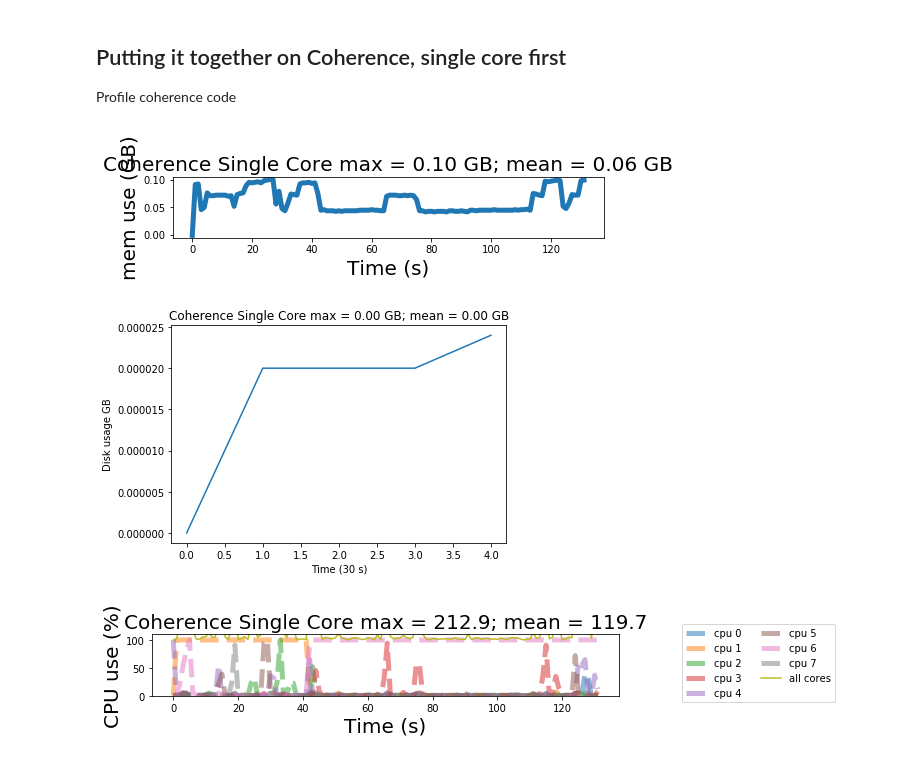
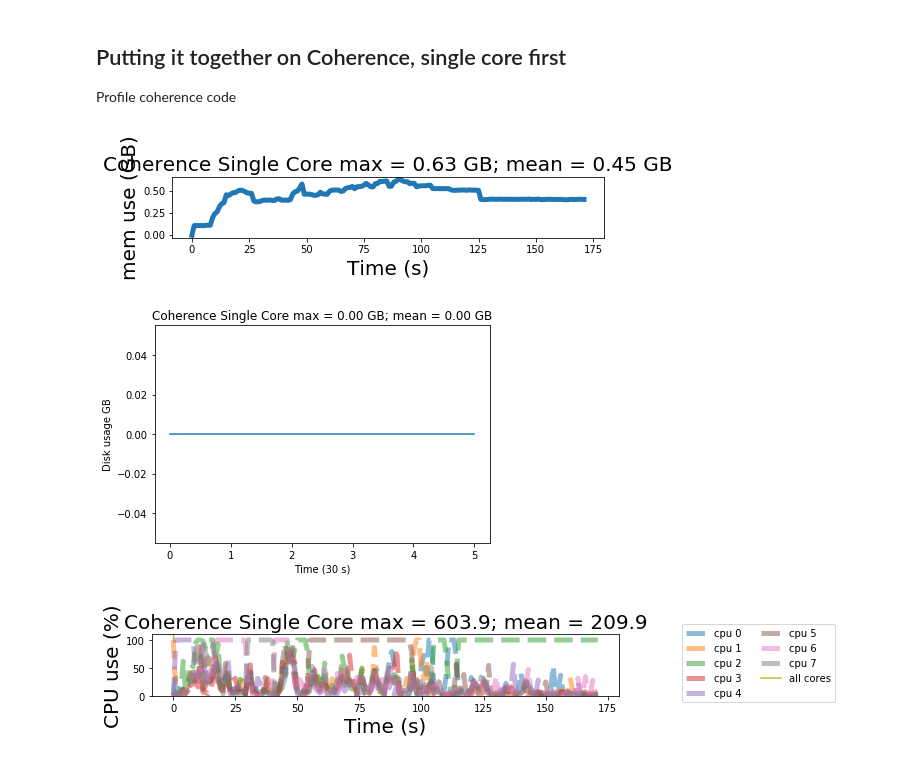
Before and after one commit to NeuroDataDesign/eeg-panda-s17f18, a Jupyter notebook: docs/notebooks/group/Specs_New.ipynb, the cells around one changed output. Drawn from its saved outputs; the diff is of its cells as text; code cells hidden in the pictures.

```diff
--- a/docs/notebooks/group/Specs_New.ipynb
+++ b/docs/notebooks/group/Specs_New.ipynb
@@ -115,6 +116,8 @@ cpufig.show()
 # %% [markdown]
 ## Putting it together on Coherence, single core first
 Profile coherence code
+# %%
+profiles_path = '../../../data/test_profiles/'
 # %%
 %%script false
 
@@ -135,15 +138,15 @@ python coherence_single.py
 kill $memkey $cpukey $diskkey
 # %%
 title = 'Coherence Single Core'
-memfig = memory_function('../../../code/scripts/mem.txt', title)
-diskfig = disk_function('../../../code/scripts/disk.txt', title)
-cpufig = cpu_function('../../../code/scripts/cpu.txt', title)
+memfig = memory_function(profiles_path + 'coh_sing_mem.txt', title)
+diskfig = disk_function(profiles_path + 'coh_sing_disk.txt', title)
+cpufig = cpu_function(profiles_path + 'coh_sing_cpu.txt', title)
 memfig.show()
 diskfig.show()
 cpufig.show()
 # %% [output]
-[figure, old version]
+[figure, new version]
-[figure, old version]
+[figure, new version]
-[figure, old version]
+[figure, new version]
 # %%
 title = 'Coherence Multi Core'
```
Also changed, not shown: parts of 2 cells of this notebook, 6 other files.
